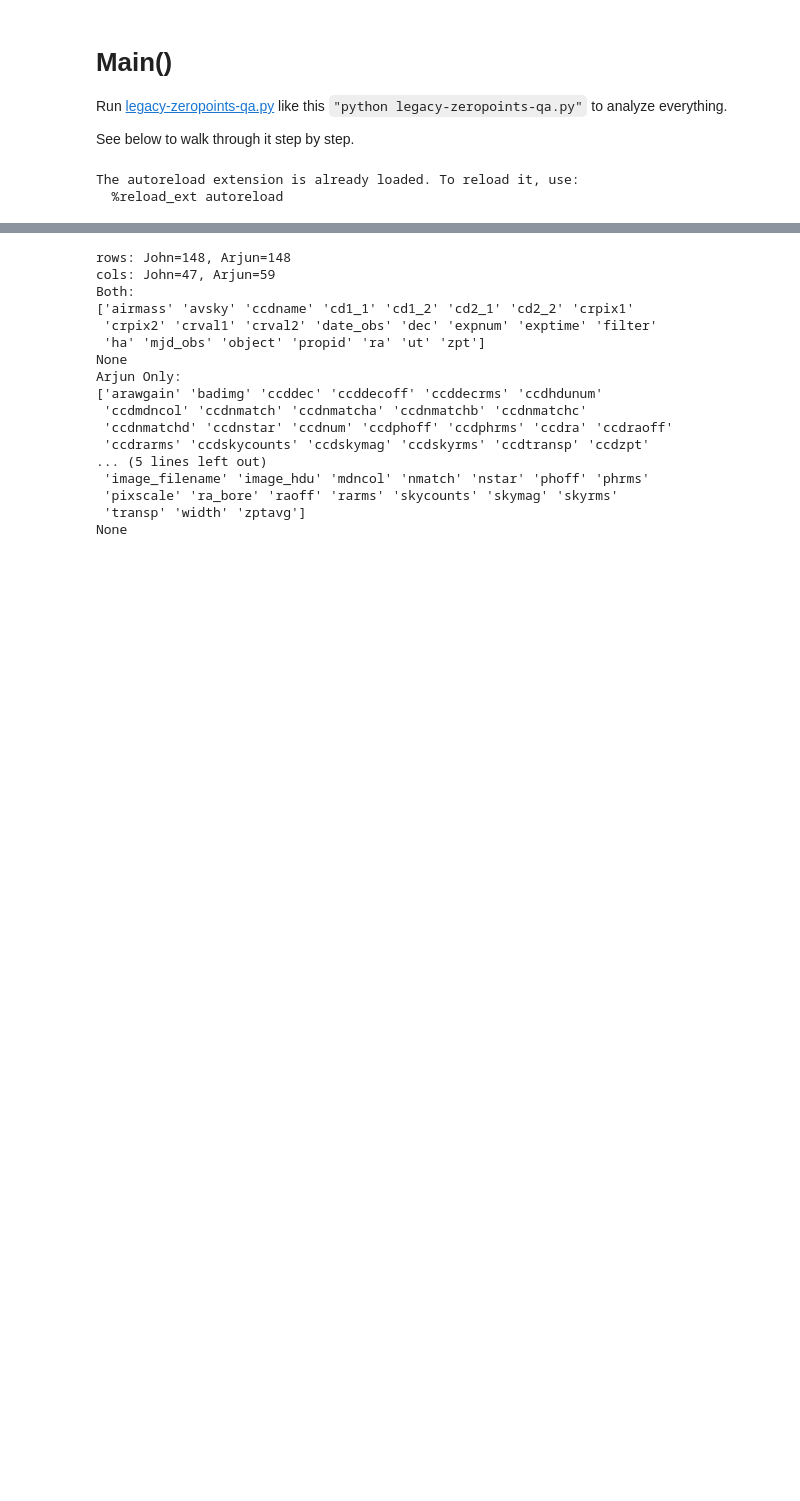
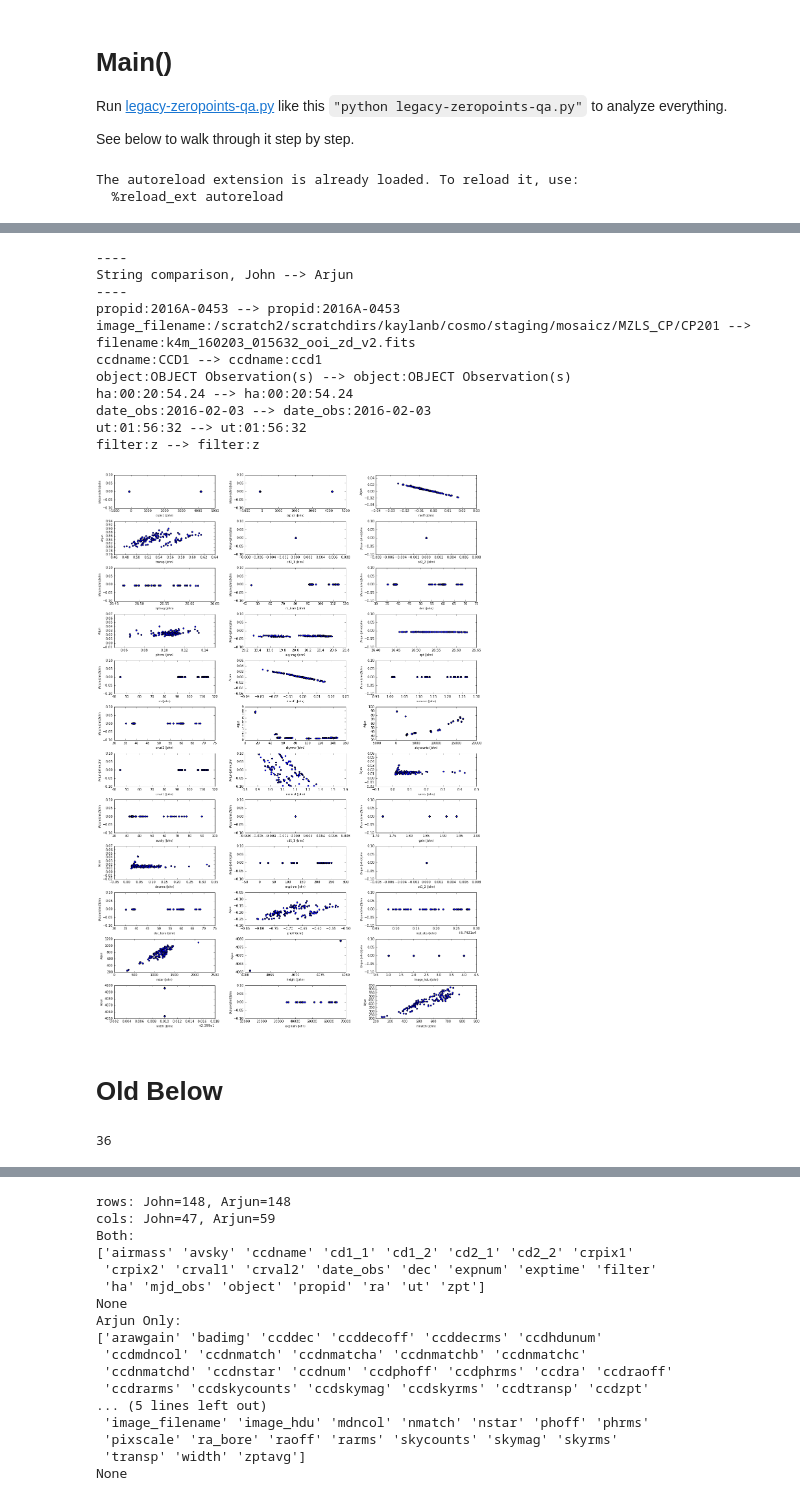
Before and after one commit to legacysurvey/legacypipe, a Jupyter notebook: py/legacyccds/legacy-zeropoints.ipynb, the cells around one changed output, grey strips where cells are left out. Drawn from its saved outputs; the diff is of its cells as text; code cells hidden in the pictures; blank space fills up the shorter version.

```diff
--- a/py/legacyccds/legacy-zeropoints.ipynb
+++ b/py/legacyccds/legacy-zeropoints.ipynb
@@ -51,0 +196,3 @@ a = merge_tables(a_cat, columns='fillzero')
+# %%
+from translate import Translator
+t=Translator(j,a)
@@ -51,0 +217,41 @@ a = merge_tables(a_cat, columns='fillzero')
+# %%
+t.compare()
+# %% [output]
+----
+String comparison, John --> Arjun
+----
+propid:2016A-0453 --> propid:2016A-0453
+image_filename:/scratch2/scratchdirs/kaylanb/cosmo/staging/mosaicz/MZLS_CP/CP201 --> filename:k4m_160203_015632_ooi_zd_v2.fits
+ccdname:CCD1 --> ccdname:ccd1
+object:OBJECT Observation(s) --> object:OBJECT Observation(s)
+ha:00:20:54.24 --> ha:00:20:54.24
+date_obs:2016-02-03 --> date_obs:2016-02-03
+ut:01:56:32 --> ut:01:56:32
+filter:z --> filter:z
+[figure, added]
+# %% [markdown]
+# Old Below
+# %%
+# Keys with SAME NAME
+fig,axes= plt.subplots(4,4,figsize=(18,10))
+ax=axes.flatten()
+hw=0.4
+plt.subplots_adjust(hspace=hw,wspace=hw)
+cnt=-1
+for key in sj.intersection(sa):
+    if key in ['date_obs','filter','object','propid','ccdname']:
+        continue
+    if key in ['ha','ut']:
+        continue
+    if key in ['zpt']:
+        continue #A zpt not -> J zpt
+    cnt+=1
+    y= (a.get(key) - j.get(key))/a.get(key)
+    ax[cnt].scatter(a.get(key),y)
+    xlab=ax[cnt].set_xlabel('A: %s' % key)
+    ylab=ax[cnt].set_ylabel('(A-J)/A: %s' % key)
+    ax[cnt].set_ylim([-0.01,0.01])
+plt.savefig("same_keys_same_data.png",\
+            bbox_extra_artists=[xlab,ylab], bbox_inches='tight',dpi=150)
+# %% [output]
+36
```
Also changed, not shown: parts of 26 cells of this notebook.
